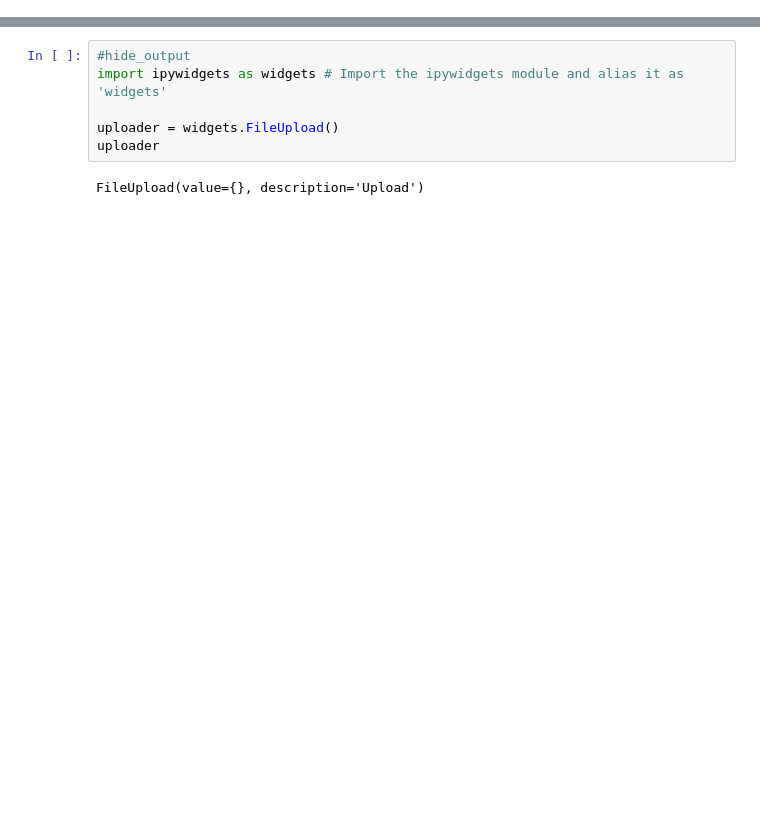
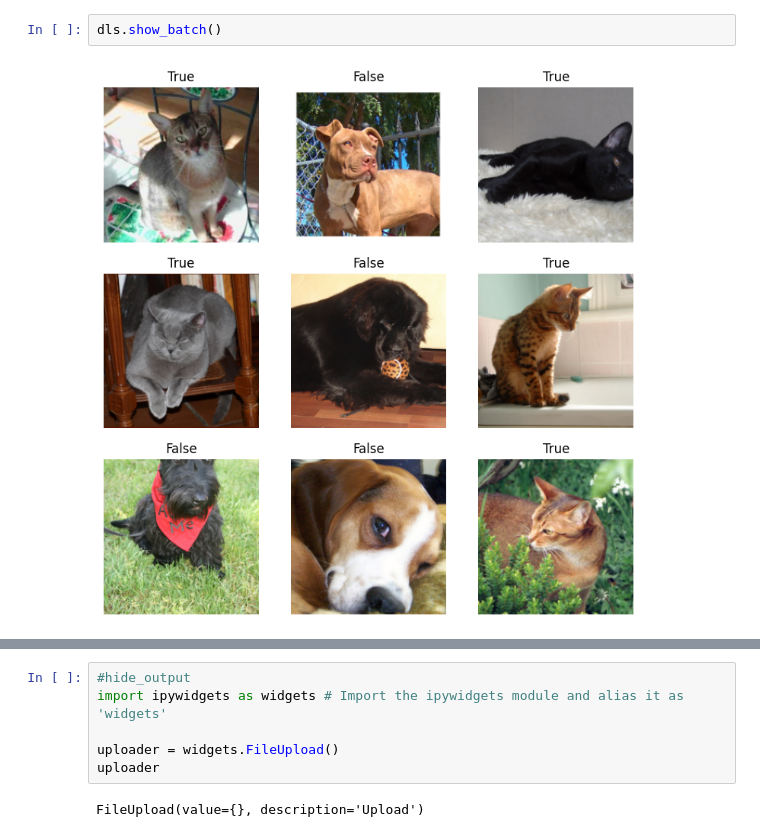
Before and after one commit to manasamadgul/Pytorch_Fundamentals, a Jupyter notebook: Classifier_DogOrCat.ipynb, the cells around one changed output, grey strips where cells are left out. Cells and saved outputs as stored; diff of their text form; blank space fills up the shorter version.

```diff
--- a/Classifier_DogOrCat.ipynb
+++ b/Classifier_DogOrCat.ipynb
@@ -23,0 +26,4 @@ Downloading: "https://download.pytorch.org/models/resnet34-b627a593.pth" to /roo
+# %%
+dls.show_batch()
+# %% [output]
+[figure, added]
```
Also changed, not shown: parts of 10 cells of this notebook.
